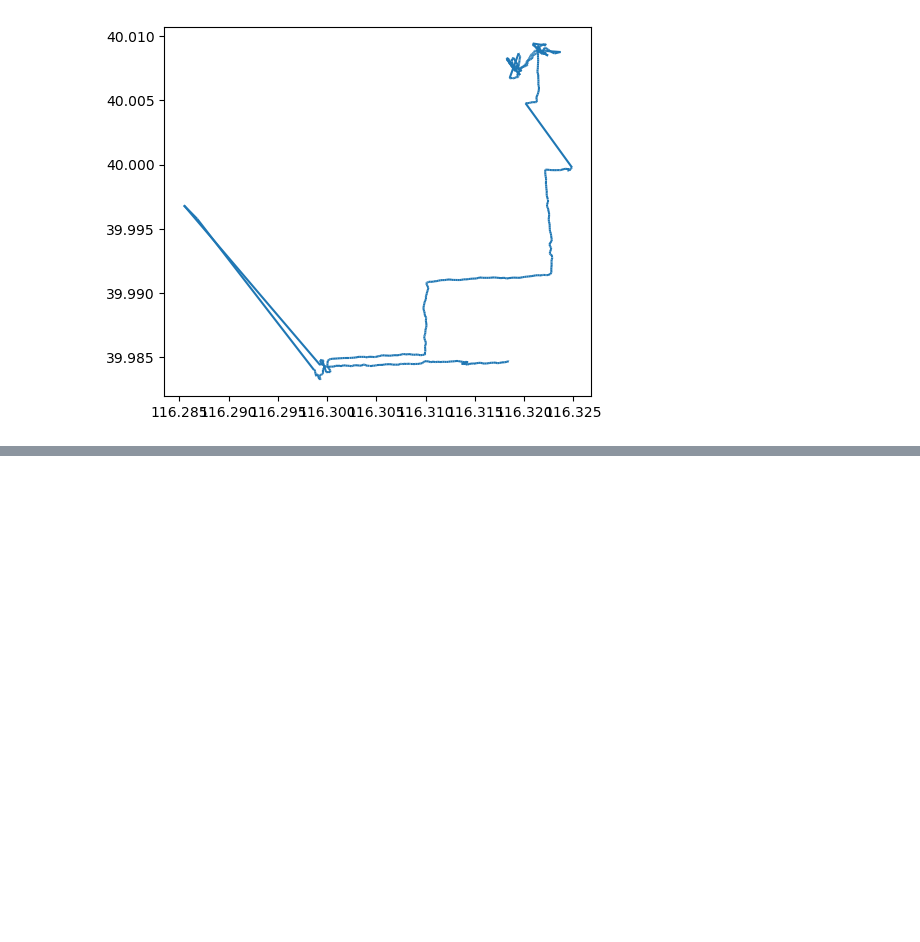
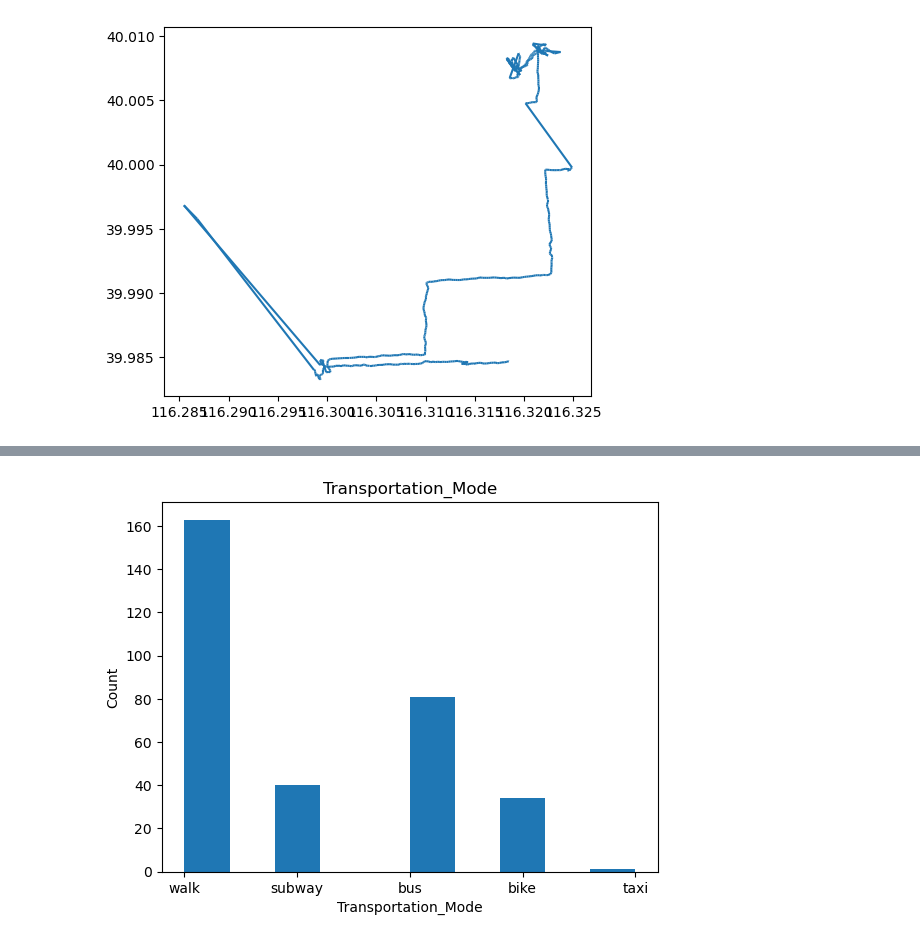
Before and after one commit to SzymonLeszkiewicz/GEO_EDA, a Jupyter notebook: Geolife/geolife.ipynb, the cells around one changed output, grey strips where cells are left out. Cells and saved outputs as stored; diff of their text form; code cells hidden in the pictures; blank space fills up the shorter version.

```diff
--- a/Geolife/geolife.ipynb
+++ b/Geolife/geolife.ipynb
@@ -102,0 +138,5 @@ traj_collection.plot()
+# %%
+def pom(lin):
+    return [[l1+' '+l2, l3+' '+l4, l5] for l1, l2, l3, l4, l5 in lin]
+# %%
+labels = pom(labels)
@@ -102,0 +163,6 @@ traj_collection.plot()
+# %%
+col = ['Start_Time', 'End_Time', 'Transportation_Mode']
+# %%
+df_labels = pd.DataFrame(labels, columns=col)
+df_labels['Start_Time'] = pd.to_datetime(df_labels['Start_Time'])
+df_labels['End_Time'] = pd.to_datetime(df_labels['End_Time'])
@@ -102,0 +178,8 @@ traj_collection.plot()
+# %%
+plt.hist(df_labels['Transportation_Mode'])
+plt.title('Transportation_Mode')
+plt.xlabel('Transportation_Mode')
+plt.ylabel('Count')
+plt.show()
+# %% [output]
+[figure, added]
```
Also changed, not shown: parts of 9 cells of this notebook, 4 other files.
